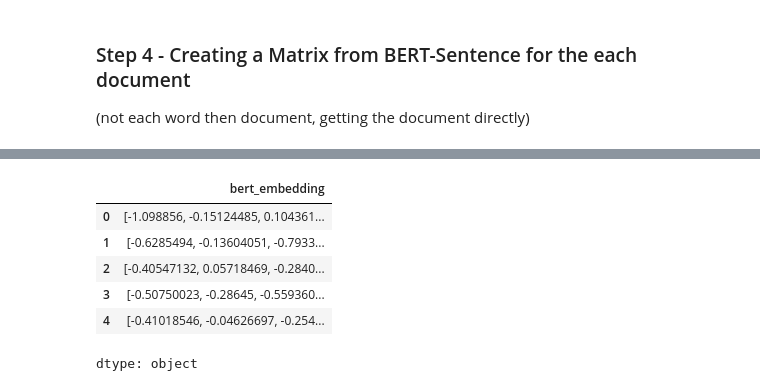
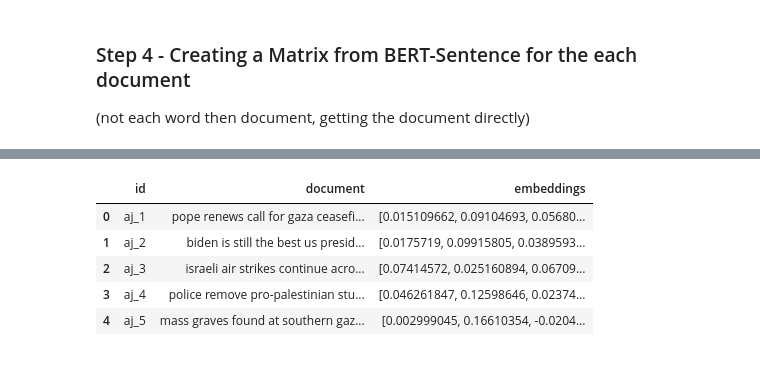
Before and after one commit to dattali18/IR_Assignments, a Jupyter notebook: Assignment.01/notebook/1_3_IR_Assignment.ipynb, the cells around one changed output, grey strips where cells are left out. Cells and saved outputs as stored; diff of their text form; code cells hidden in the pictures.

```diff
--- a/Assignment.01/notebook/1_3_IR_Assignment.ipynb
+++ b/Assignment.01/notebook/1_3_IR_Assignment.ipynb
@@ -233,10 +315,0 @@ KeyError: 'bert_document_martix'
-# %%
-df['bert_embedding'].head()
-# %% [output]
-|  | bert_embedding |
-| 0 | [-1.098856, -0.15124485, 0.104361... |
-| 1 | [-0.6285494, -0.13604051, -0.7933... |
-| 2 | [-0.40547132, 0.05718469, -0.2840... |
-| 3 | [-0.50750023, -0.28645, -0.559360... |
-| 4 | [-0.41018546, -0.04626697, -0.254... |
-dtype: object
@@ -242,0 +318,23 @@ dtype: object
+# %%
+model = SentenceTransformer('all-MiniLM-L6-v2')
+
+# Convert documents to a list
+documents = df_aj['document'].tolist()
+
+# Generate embeddings
+embeddings = model.encode(documents, show_progress_bar=True)
+
+
+# Add embeddings as a new column
+df_aj['embeddings'] = list(embeddings)
+# %%
+# print the first few number of vector
+
+df_aj[['id', 'document','embeddings']].head()
+# %% [output]
+|  | id | document | embeddings |
+| 0 | aj_1 | pope renews call for gaza ceasefi... | [0.015109662, 0.09104693, 0.05680... |
+| 1 | aj_2 | biden is still the best us presid... | [0.0175719, 0.09915805, 0.0389593... |
+| 2 | aj_3 | israeli air strikes continue acro... | [0.07414572, 0.025160894, 0.06709... |
+| 3 | aj_4 | police remove pro-palestinian stu... | [0.046261847, 0.12598646, 0.02374... |
+| 4 | aj_5 | mass graves found at southern gaz... | [0.002999045, 0.16610354, -0.0204... |
```
Also changed, not shown: parts of 23 cells of this notebook, 18 other files.
